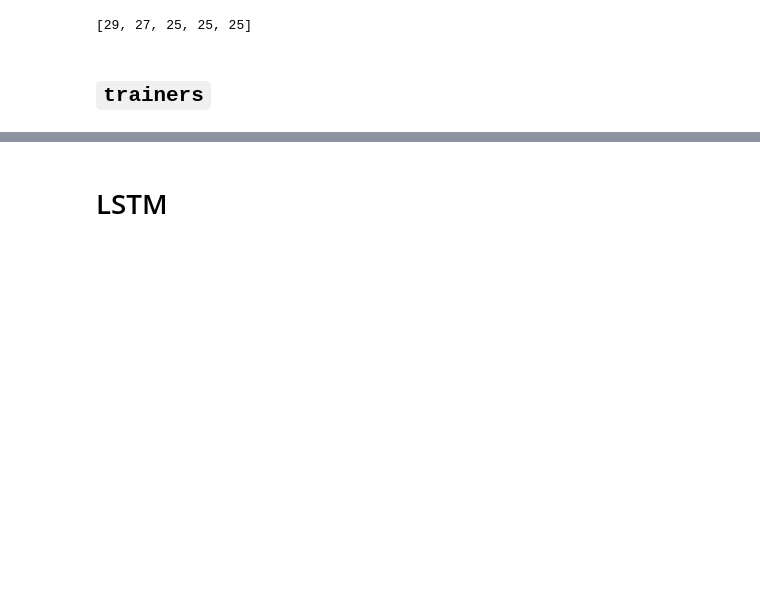
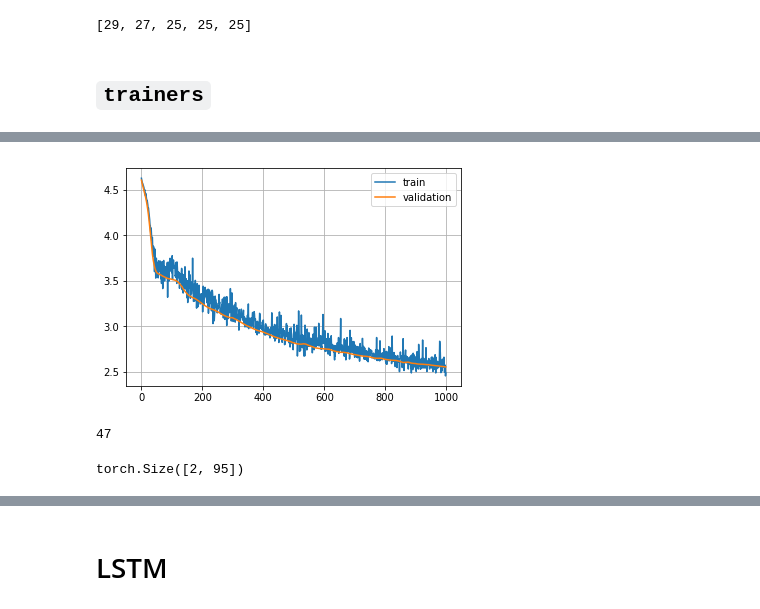
Before and after one commit to sjt-moon/DeepMusic, a Jupyter notebook: pa4.ipynb, the cells around one changed output, grey strips where cells are left out. Saved outputs shown, nothing was run; the diff lists cells and outputs as text; code cells hidden in the pictures; blank space fills up the shorter version.

```diff
--- a/pa4.ipynb
+++ b/pa4.ipynb
@@ -216,18 +217,29 @@ Variable containing:
 # %%
 def curriculum(epoch):
-    return (25, 30)
+    if epoch < 300:
+        seqs_len = (25, 30)
+    elif epoch < 700:
+        seqs_len = (30, 70)
+    elif epoch < 1200:
+        seqs_len = (70, 120)
+    else:
+        seqs_len = (120, 200)
+    return seqs_len
+
 net = models.MusicGenNet(10, 95,
                  n_layers=1,
                  using_gru=False,
                  dropout=0.0)
+net = net.cuda()
 loaders = {
-    'train': dl.AcrossTuneNonOverlapDataloader(trainset, (25, 30), batch_size=500, strict_len_lims=True),
+    'train': dl.AcrossTuneNonOverlapDataloader(trainset, (25, 30), batch_size=128, strict_len_lims=True),
     'valid': dl.ValidationDataloader(validset)
 }
 criterion = nn.CrossEntropyLoss()
-optimizer = optim.Adam(net.parameters())
+
+optimizer = optim.Adam(net.parameters(), lr=0.004)
 curr_trainer = trainers.CurriculumTrainer(net, loaders, corp, criterion, optimizer, curriculum,
-                 False, True)
+                 True, True)
 # %%
-curr_trainer.train(300)
+curr_trainer.train(150)
 # %% [output]
@@ -237,0 +266,7 @@ KeyboardInterrupt:
+# %%
+plt.plot(curr_trainer.train_losses)
+plt.plot(curr_trainer.valid_losses)
+plt.legend(('train', 'validation'))
+plt.grid(True);
+# %% [output]
+[figure, added]
@@ -237,0 +282,8 @@ KeyboardInterrupt:
+# %%
+torch.multinomial(outputs, 1).view(-1).cpu().data[-1]
+# %% [output]
+47
+# %%
+softmax(outputs).size()
+# %% [output]
+torch.Size([2, 95])
```
Also changed, not shown: parts of 15 cells of this notebook, 18 other files.
